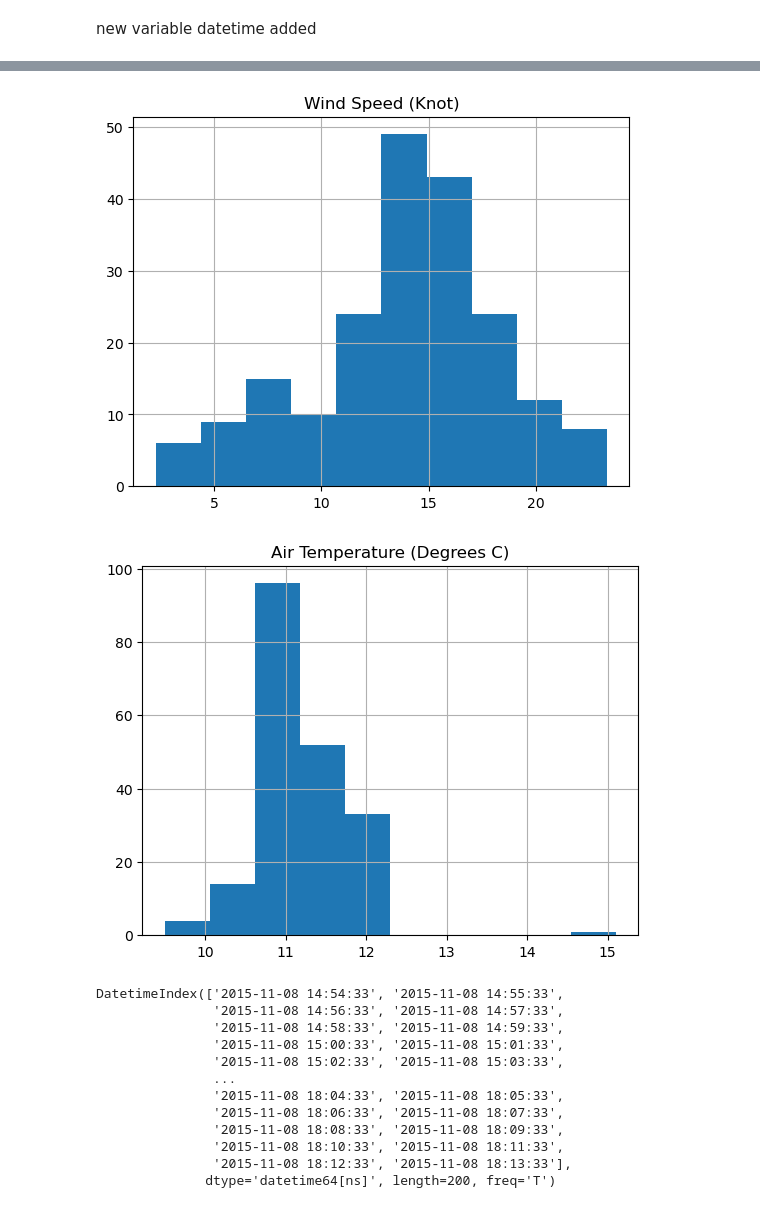
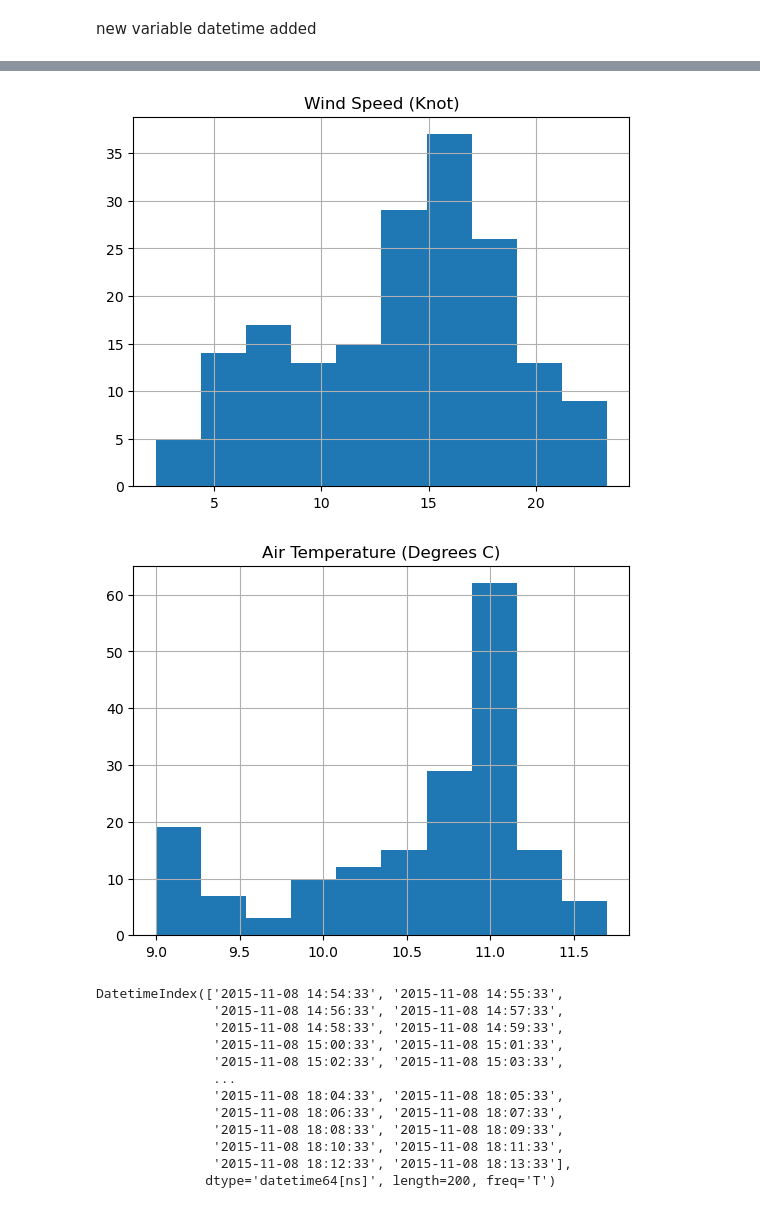
Before and after one commit to dectan/Programming-for-Data-Analysis-Project-1, a Jupyter notebook: Project 1.ipynb, the cells around one changed output, grey strips where cells are left out. Drawn from its saved outputs; the diff is of its cells as text; code cells hidden in the pictures.

Commit message:
dropped columns not being used for efficiency, applied date filters for effficiency.general tidying

```diff
--- a/Project 1.ipynb
+++ b/Project 1.ipynb
@@ -11,8 +11,7 @@ https://data.gov.ie/dataset/a8e90f64-ddd1-4c29-97f4-dbabac4b0bee/resource/ada656
 https://data.gov.ie/dataset/general-election-of-may-2007-general-statistics
 # %%
 
-#df=pd.read_csv("https://data.gov.ie/dataset/a507b5ef-913f-44f9-8e54-1a06e149825f/resource/81dede99-00bf-4fde-af2e-77244ab27404/download/beef_dairy_report_ded_2020.csv")
-df1=pd.read_csv('http://data.marine.ie/downloads/SmartBayIreland/GalwaySampleWeatherData.csv',nrows = 200)
-#df1 = df1.drop()
+df1=pd.read_csv('http://data.marine.ie/downloads/SmartBayIreland/GalwaySampleWeatherData.csv',nrows = 250)
+#https://stackoverflow.com/questions/48899051/how-to-drop-a-specific-column-of-csv-file-while-reading-it-using-pandas
+df1 = df1.drop(['Longitude','Latitude','Wind Direction (Degrees True)'],axis =1)
 #df1.loc[df1.loc[:,'SensorTimestamp'] >= '14/08/2015']
-df1
@@ -33,2 +26,3 @@ df1
 # %%
-#df1.loc[df1.loc[:,'SensorTimestamp'] >= '14/08/2015']
+df2=df1.loc[df1.loc[:,'SensorTimestamp'] >= '14/08/2015']
+df2
@@ -85,4 +75,4 @@ Name: SensorTimestamp, Length: 200, dtype: datetime64[ns]
 # %% [markdown]
 new variable datetime added
 # %%
-df1['datetime'] = pd.to_datetime(df1['SensorTimestamp'])
+df2['datetime'] = pd.to_datetime(df2['SensorTimestamp'])
@@ -119,0 +100,3 @@ df1
+# %%
+df3=df2.loc[df2.loc[:,'datetime'] <= '25/08/2015']
+df3
@@ -214,13 +226,13 @@ plt.show()
 # %%
-df1.hist('Wind Speed (Knot)')
+df3.hist('Wind Speed (Knot)')
 plt.show()
 # %% [output]
-[figure, old version]
+[figure, new version]
 # %%
-df1.hist('Air Temperature (Degrees C)')
+df3.hist('Air Temperature (Degrees C)')
 plt.show()
 # %% [output]
-[figure, old version]
+[figure, new version]
 # %%
 idx1 = pd.date_range(start = "2015-11-08 14:54:33", periods=200, freq="MIN")
 idx1
```
Also changed, not shown: parts of 28 cells of this notebook.
